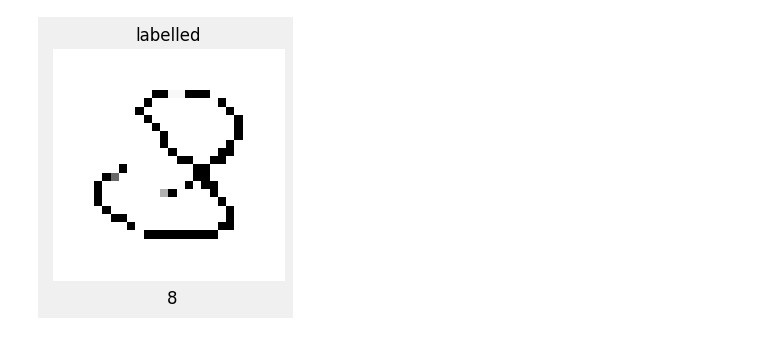
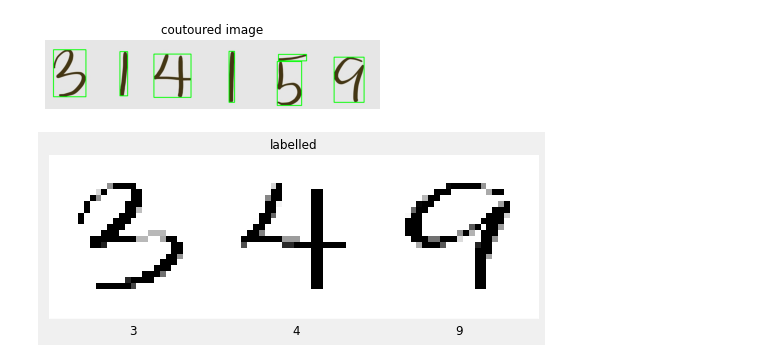
Before and after one commit to taimoon/handwritten-digits-recognition, a Jupyter notebook: labelling.ipynb, the cells around one changed output. Drawn from its saved outputs; the diff is of its cells as text; code cells hidden in the pictures.

```diff
--- a/labelling.ipynb
+++ b/labelling.ipynb
@@ -49,27 +4,0 @@ plt.show()
-# %%
-labels = []
-del_idx = []
-for i, digit in enumerate(digits):
-    plt.axis('off')
-    plt.imshow(digit, cmap='gray')
-    plt.show()
-    is_valid_inp = lambda x : x.isdigit() and int(x) >= 0 and int(x) <= 9
-
-    # walrus operator returns value
-    while not is_valid_inp(x := input("please enter single digit or 'x' to ignore")) and x != 'x':
-        continue
-
-    if is_valid_inp(x):
-        labels.append(int(x))
-    elif x == 'x':
-        del_idx.append(i)
-
-    display.clear_output(wait=True)
-
-digits = np.delete(digits, del_idx, 0)
-labels = np.array(labels)
-display.clear_output()
-
-display_digits(digits, labels, labels, 'labelled', len(labels))
-# %% [output]
-[figure, removed]
@@ -95,0 +5,12 @@ for img,lbl in zip(digits, labels):
+# %%
+rel_dir = 'raw image'
+filename = 'Notes_230112_150057.jpg'
+
+img = cv2.imread(f'{rel_dir}/{filename}')
+digits = crop_number(img.copy(), True)
+# %% [output]
+[figure, added]
+# %%
+labels = manual_label(digits)
+# %% [output]
+[figure, added]
```
Also changed, not shown: parts of 6 cells of this notebook, 6 other files.
